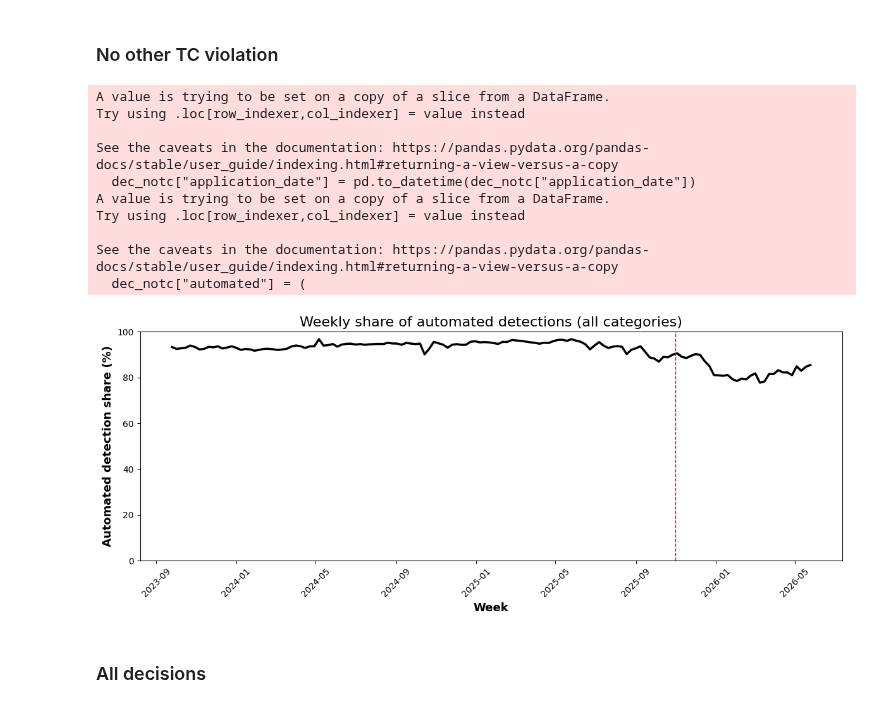
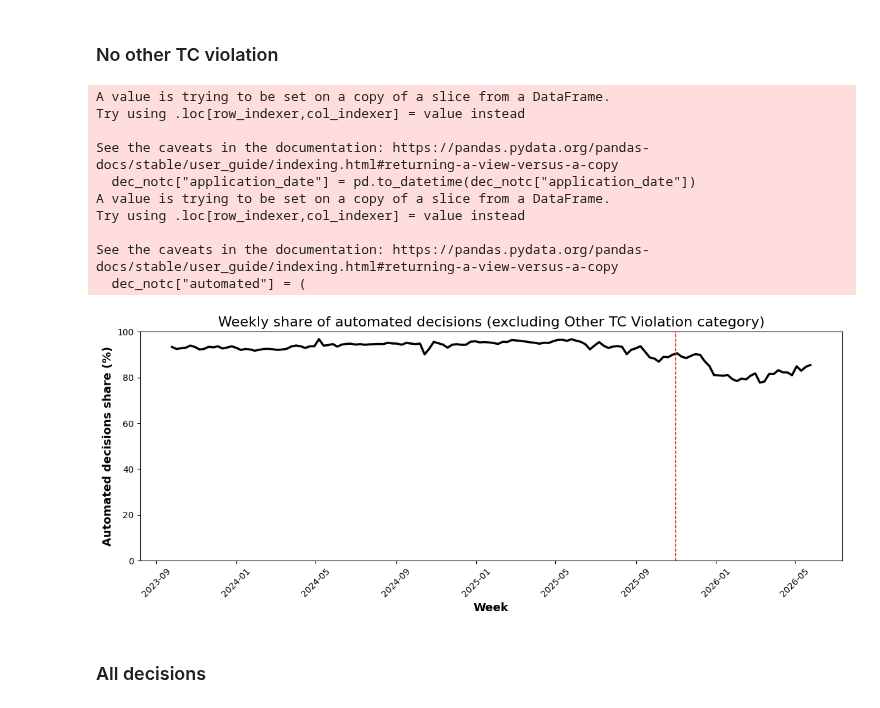
Before and after one commit to DarioLandwehr/TikTok_decision_automation, a Jupyter notebook: automation_descriptives.ipynb, the cells around one changed output. Cells and saved outputs as stored; diff of their text form; code cells hidden in the pictures.

```diff
--- a/automation_descriptives.ipynb
+++ b/automation_descriptives.ipynb
@@ -565,36 +565,36 @@ ax.plot(
     linewidth=2.5,
     color="black"
 )
 
 ax.axvline(
     policy_date,
     linestyle="--",
     linewidth=1,
     color="red"
 )
 
 ax.set_ylim(0, 100)
-ax.set_ylabel("Automated detection share (%)", fontsize=13, fontweight="bold")
+ax.set_ylabel("Automated decisions share (%)", fontsize=13, fontweight="bold")
 ax.set_xlabel("Week", fontsize=13, fontweight="bold")
-ax.set_title("Weekly share of automated detections (all categories)", fontsize=16)
+ax.set_title("Weekly share of automated decisions (excluding Other TC Violation category)", fontsize=16)
 
 ax.tick_params(axis="x", rotation=45)
 
 plt.tight_layout()
 plt.savefig("figures/decision_all_no_other.png", dpi=300)
 plt.show()
 # %% [output]
 A value is trying to be set on a copy of a slice from a DataFrame.
 Try using .loc[row_indexer,col_indexer] = value instead
 
 See the caveats in the documentation: https://pandas.pydata.org/pandas-docs/stable/user_guide/indexing.html#returning-a-view-versus-a-copy
   dec_notc["application_date"] = pd.to_datetime(dec_notc["application_date"])
 A value is trying to be set on a copy of a slice from a DataFrame.
 Try using .loc[row_indexer,col_indexer] = value instead
 
 See the caveats in the documentation: https://pandas.pydata.org/pandas-docs/stable/user_guide/indexing.html#returning-a-view-versus-a-copy
   dec_notc["automated"] = (
-[figure, old version]
+[figure, new version]
 # %% [markdown]
 ### All decisions
 # %%
```
Also changed, not shown: parts of 1 cell of this notebook.
